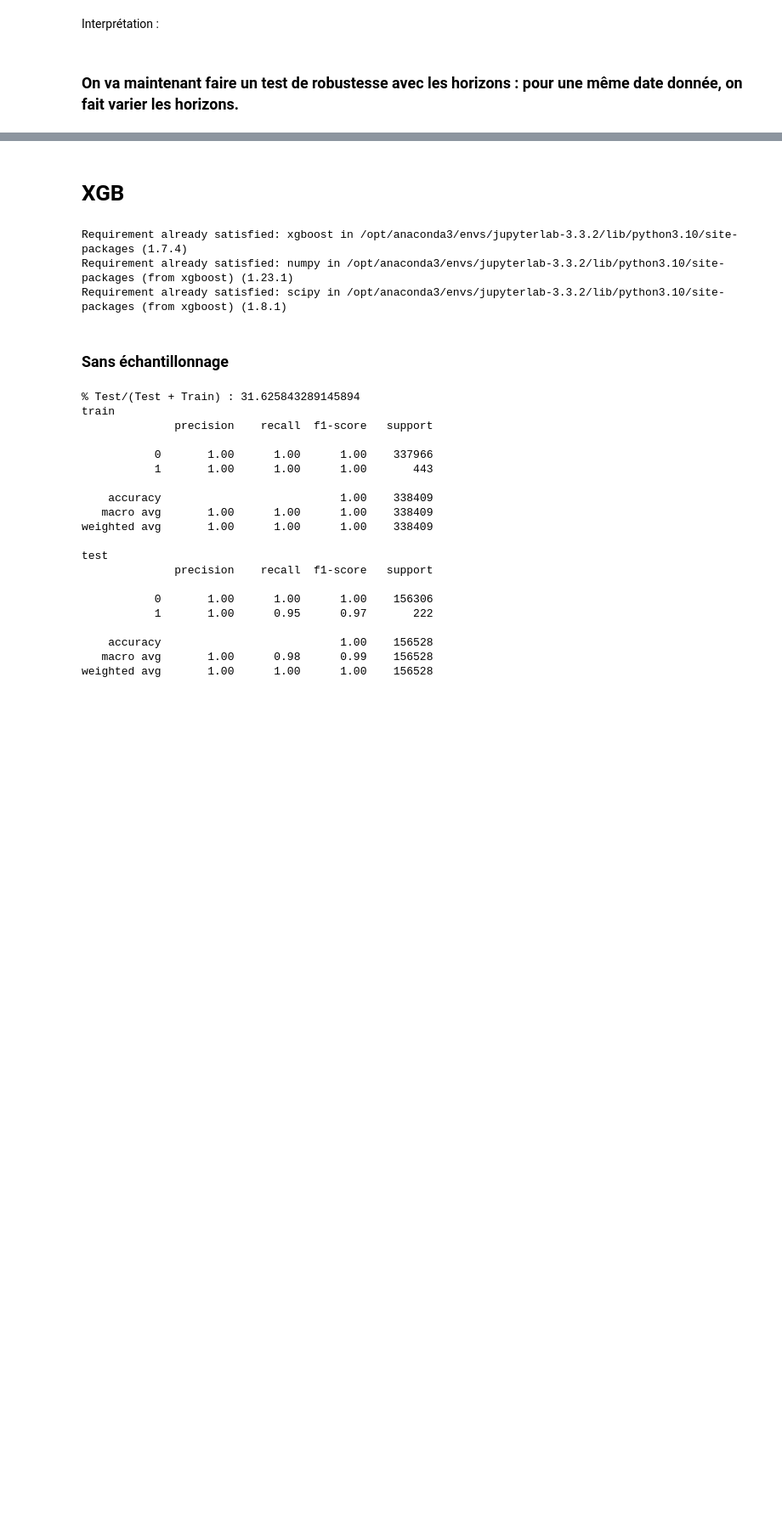
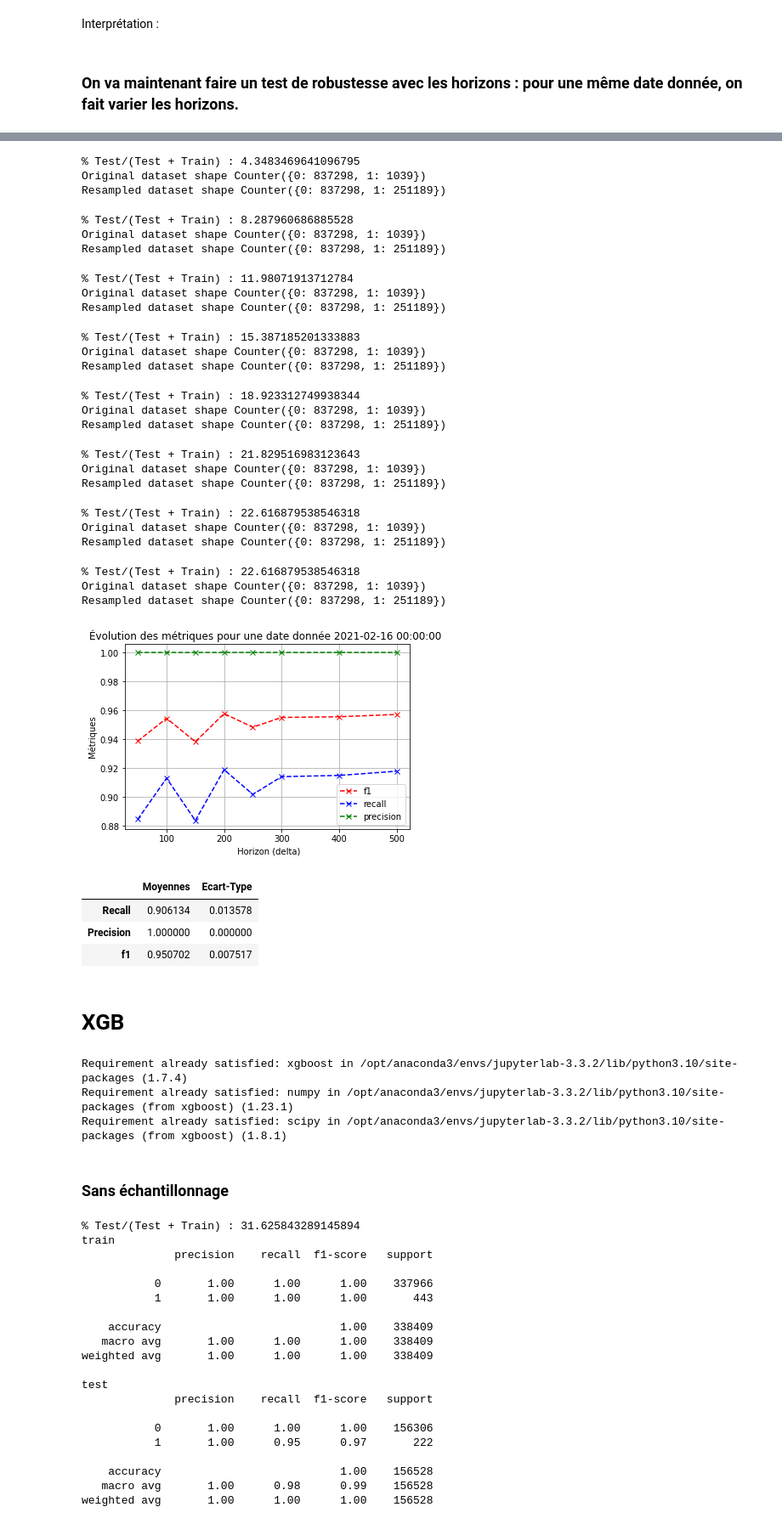
Before and after one commit to CorentinPernot/Statapp, a Jupyter notebook: Notebook/modé.ipynb, the cells around one changed output, grey strips where cells are left out. Shown at 85% size. Drawn from its saved outputs; the diff is of its cells as text; code cells hidden in the pictures; blank space fills up the shorter version.

```diff
--- a/Notebook/modé.ipynb
+++ b/Notebook/modé.ipynb
@@ -657,3 +713,62 @@ display(df_score)
+# %%
+date = datetime.datetime(2021, 2, 16)
+Delta= [50, 100, 150, 200, 250, 300, 400, 500]
+
+f1_=[]
+recall_=[]
+precision_=[]
+for delta in tqdm(Delta): #on parcourt les mois différents
+  i =  evaluation_classifier(df_bis, date, delta, StandardScaler(), RandomForestClassifier(), True, False, False) #on choisit sans rééchantillonnage
+  f1_.append(i[1]) #on stocke f1, recall et precision
+  recall_.append(i[0])
+  precision_.append(i[2])
+
+x=Delta
+fig, ax = plt.subplots()
+ax.plot(x, f1_, 'rx--', label='f1')
+ax.plot(x, recall_, 'bx--', label='recall')
+ax.plot(x, precision_, 'gx--', label='precision')
+ax.legend(loc='best')
+ax.set_title(f'Évolution des métriques pour une date donnée {date} ')
+ax.set_xlabel(" Horizon (delta)")
+ax.set_ylabel('Métriques')
+plt.grid()
+plt.show()
+
+df_score=pd.DataFrame({'Moyennes' : [np.mean(recall_), np.mean(precision_) , np.mean(f1_)],
+                            'Ecart-Type': [np.std(recall_), np.std(precision_), np.std(f1_)] },
+                            index=['Recall', 'Precision','f1'])
+display(df_score)
+# %% [output]
+% Test/(Test + Train) : 4.3483469641096795
+Original dataset shape Counter({0: 837298, 1: 1039})
+Resampled dataset shape Counter({0: 837298, 1: 251189})
+% Test/(Test + Train) : 8.287960686885528
+Original dataset shape Counter({0: 837298, 1: 1039})
+Resampled dataset shape Counter({0: 837298, 1: 251189})
+% Test/(Test + Train) : 11.98071913712784
+Original dataset shape Counter({0: 837298, 1: 1039})
+Resampled dataset shape Counter({0: 837298, 1: 251189})
+% Test/(Test + Train) : 15.387185201333883
+Original dataset shape Counter({0: 837298, 1: 1039})
+Resampled dataset shape Counter({0: 837298, 1: 251189})
+% Test/(Test + Train) : 18.923312749938344
+Original dataset shape Counter({0: 837298, 1: 1039})
+Resampled dataset shape Counter({0: 837298, 1: 251189})
+% Test/(Test + Train) : 21.829516983123643
+Original dataset shape Counter({0: 837298, 1: 1039})
+Resampled dataset shape Counter({0: 837298, 1: 251189})
+% Test/(Test + Train) : 22.616879538546318
+Original dataset shape Counter({0: 837298, 1: 1039})
+Resampled dataset shape Counter({0: 837298, 1: 251189})
+% Test/(Test + Train) : 22.616879538546318
+Original dataset shape Counter({0: 837298, 1: 1039})
+Resampled dataset shape Counter({0: 837298, 1: 251189})
+[figure, added]
+|  | Moyennes | Ecart-Type |
+| Recall | 0.906134 | 0.013578 |
+| Precision | 1.000000 | 0.000000 |
+| f1 | 0.950702 | 0.007517 |
 # %% [markdown]
 # XGB
 # %%
```
Also changed, not shown: parts of 4 cells of this notebook.
